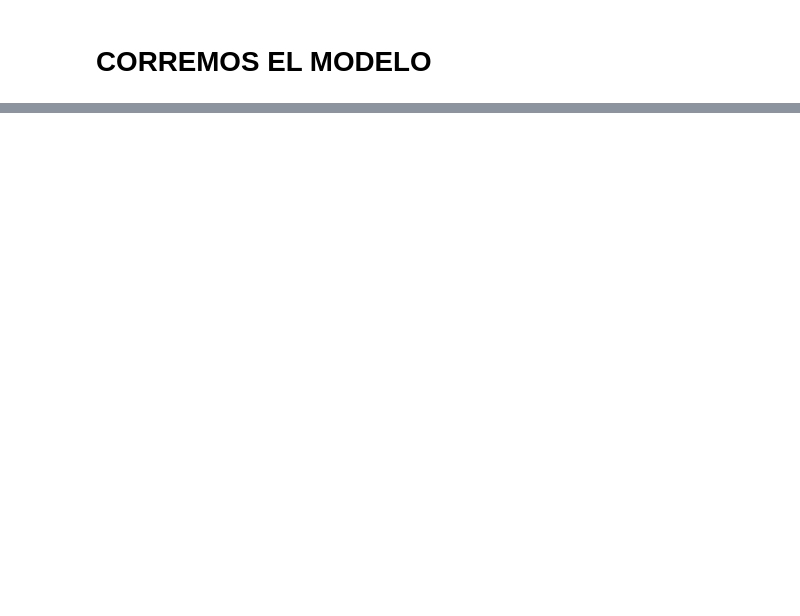
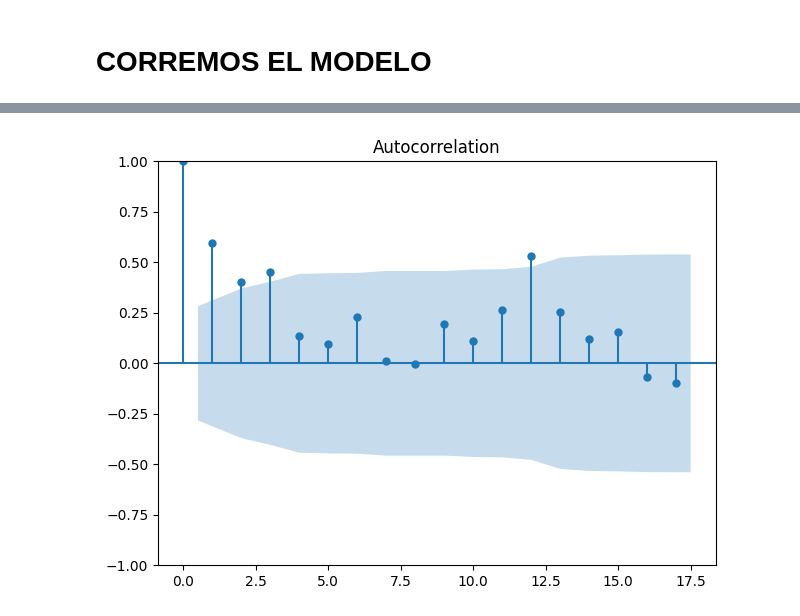
Before and after one commit to 4GeeksAcademy/FINAL_GLOBAL_SUPERSTORE, a Jupyter notebook: src/explore.ipynb, the cells around one changed output, grey strips where cells are left out. Cells and saved outputs as stored; diff of their text form; code cells hidden in the pictures; blank space fills up the shorter version.

```diff
--- a/src/explore.ipynb
+++ b/src/explore.ipynb
@@ -386,0 +486,10 @@ plt.show()
+# %%
+from statsmodels.graphics.tsaplots import plot_acf
+
+plot_acf(ts_mensual)
+
+plt.tight_layout()
+
+plt.show()
+# %% [output]
+[figure, added]
```
Also changed, not shown: parts of 17 cells of this notebook, 1 other file.
